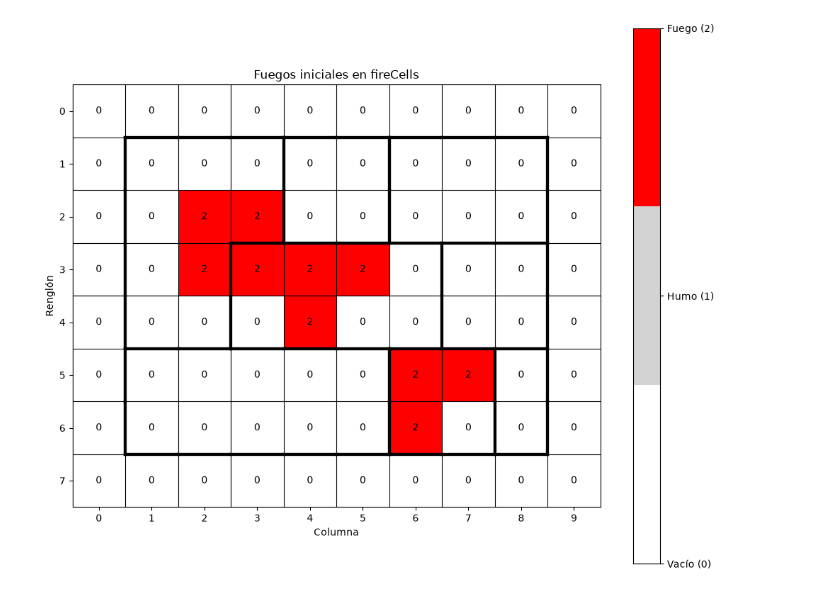
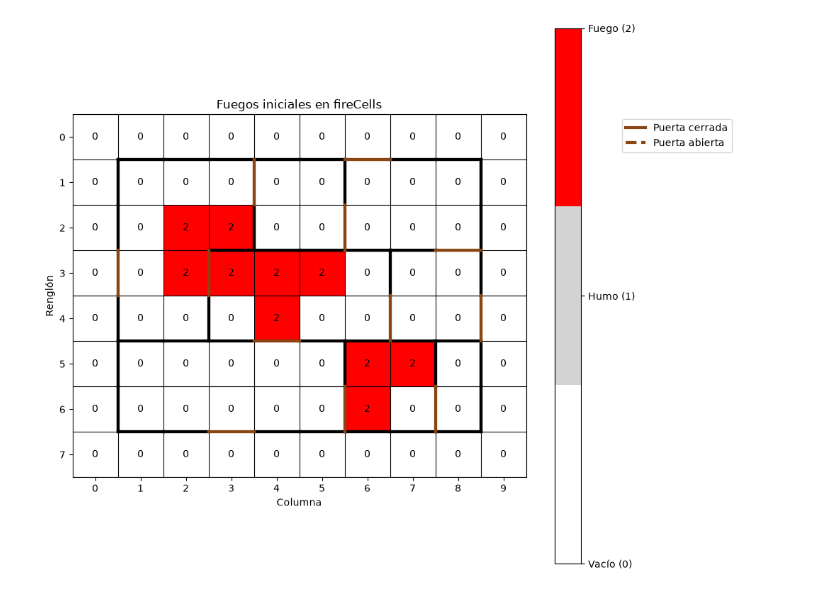
Before and after one commit to a01277107/Videojuegos, a Jupyter notebook: fireRescueSimulation.ipynb, the cells around one changed output. Drawn from its saved outputs; the diff is of its cells as text; code cells hidden in the pictures.

Commit message:
feat añadir puertas con sus estados, bajo la misma logica que paredes

```diff
--- a/fireRescueSimulation.ipynb
+++ b/fireRescueSimulation.ipynb
@@ -133,7 +220,7 @@ class FireRescueModel(Model):
         self.fireCells = np.zeros((rows, columns), dtype=int)
 
         # Manejador de paredes y puertas, cargado con las coordenadas iniciales del tablero
-        self.environment = EnvironmentManager(columns, rows, initial_wall_layout)
+        self.environment = EnvironmentManager(columns, rows, initial_wall_layout, initial_door_layout)
 
         # Coordenadas de fuegos existentes al inicio del juego (row, column)
         initialFires = [
@@ -236,32 +323,53 @@ for row in range(rows):
     for column in range(columns):
         axis.text(
             column,
             row,
             str(model.fireCells[row, column]),
             ha="center",
             va="center"
         )
 
-# Dibuja las paredes intactas (valor 2) sobre los bordes de cada celda
+# Color usado para marcar todas las puertas sobre el tablero
+DOOR_COLOR = "saddlebrown"
+
+# Dibuja las paredes intactas (valor 2) y las puertas sobre los bordes de cada celda
 for row in range(model.environment.rows):
     for column in range(model.environment.columns):
         cell = model.environment.grid[row][column]
+        door = model.environment.doors[row][column] #estado de las puertas de esta celda (0=no hay, 1=abierta, 2=cerrada)
         x_left, x_right = column - 0.5, column + 0.5
         y_top, y_bottom = row - 0.5, row + 0.5
 
         if cell.up == 2:
             axis.plot([x_left, x_right], [y_top, y_top], color="black", linewidth=3, zorder=3)
         if cell.down == 2:
             axis.plot([x_left, x_right], [y_bottom, y_bottom], color="black", linewidth=3, zorder=3)
         if cell.left == 2:
             axis.plot([x_left, x_left], [y_top, y_bottom], color="black", linewidth=3, zorder=3)
         if cell.right == 2:
             axis.plot([x_right, x_right], [y_top, y_bottom], color="black", linewidth=3, zorder=3)
 
+        # Las puertas se dibujan en DOOR_COLOR; línea sólida = cerrada, punteada = abierta
+        if door.up > 0:
+            axis.plot([x_left, x_right], [y_top, y_top], color=DOOR_COLOR, linewidth=3, zorder=4, linestyle="-" if door.up == 2 else "--")
+        if door.down > 0:
+            axis.plot([x_left, x_right], [y_bottom, y_bottom], color=DOOR_COLOR, linewidth=3, zorder=4, linestyle="-" if door.down == 2 else "--")
+        if door.left > 0:
+            axis.plot([x_left, x_left], [y_top, y_bottom], color=DOOR_COLOR, linewidth=3, zorder=4, linestyle="-" if door.left == 2 else "--")
+        if door.right > 0:
+            axis.plot([x_right, x_right], [y_top, y_bottom], color=DOOR_COLOR, linewidth=3, zorder=4, linestyle="-" if door.right == 2 else "--")
+
 colorbar = fig.colorbar(image, ax=axis, ticks=[0, 1, 2])
 colorbar.ax.set_yticklabels(["Vacío (0)", "Humo (1)", "Fuego (2)"])
 
+# Leyenda para distinguir el estado (abierta/cerrada) de las puertas dibujadas
+door_legend_handles = [
+    matplotlib.lines.Line2D([0], [0], color=DOOR_COLOR, linewidth=3, linestyle="-", label="Puerta cerrada"),
+    matplotlib.lines.Line2D([0], [0], color=DOOR_COLOR, linewidth=3, linestyle="--", label="Puerta abierta"),
+]
+axis.legend(handles=door_legend_handles, loc="upper left", bbox_to_anchor=(1.2, 1))
+
 fig.tight_layout()
 plt.show()
 # %% [output]
-[figure, old version]
+[figure, new version]
```
Also changed, not shown: parts of 2 cells of this notebook.
